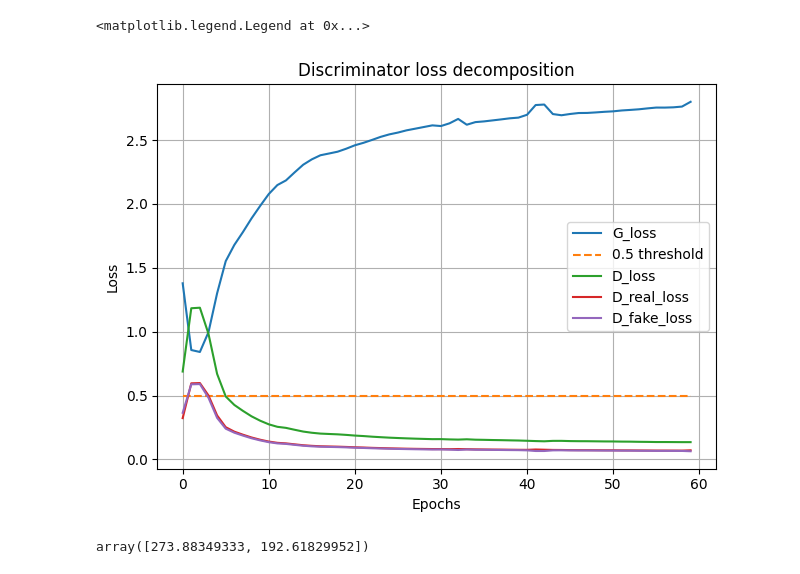
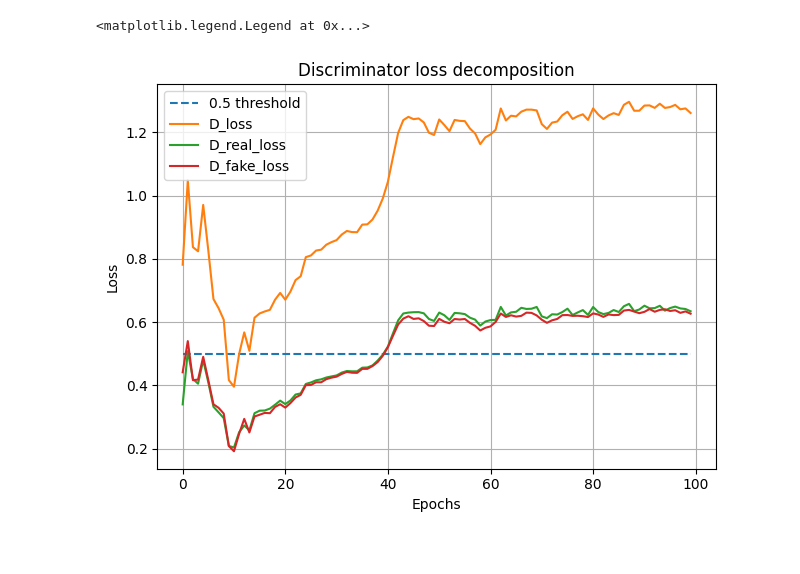
Before and after one commit to metlouf/playing_with_gans, a Jupyter notebook: test.ipynb, the cells around one changed output. Drawn from its saved outputs; the diff is of its cells as text; code cells hidden in the pictures.

```diff
--- a/test.ipynb
+++ b/test.ipynb
@@ -25,25 +25,21 @@ plt.legend()
 # %%
-G_loss = np.load('metrics/epochs_100_lr_0.001_batch_64_spectral_normalized/G_loss.npy')
-D_loss = np.load('metrics/epochs_100_lr_0.001_batch_64_spectral_normalized/D_loss.npy')
-D_real_loss = np.load('metrics/epochs_100_lr_0.001_batch_64_spectral_normalized/D_real_loss.npy')
-D_fake_loss = np.load('metrics/epochs_100_lr_0.001_batch_64_spectral_normalized/D_fake_loss.npy')
-fid = np.load('metrics/epochs_100_lr_0.001_batch_64_spectral_normalized/fid_values.npy')
+G_loss = np.load('metrics/epochs_100_lr_0.0002_batch_64_spectral_normalized/G_loss.npy')
+D_loss = np.load('metrics/epochs_100_lr_0.0002_batch_64_spectral_normalized/D_loss.npy')
+D_real_loss = np.load('metrics/epochs_100_lr_0.0002_batch_64_spectral_normalized/D_real_loss.npy')
+D_fake_loss = np.load('metrics/epochs_100_lr_0.0002_batch_64_spectral_normalized/D_fake_loss.npy')
+fid = np.load('metrics/epochs_100_lr_0.0002_batch_64_spectral_normalized/fid_values.npy')
 
-plt.plot(G_loss, label = 'G_loss')
+#plt.plot(G_loss, label = 'G_loss')
 plt.plot(0.5 * np.ones(D_loss.shape), '--', label = '0.5 threshold')
 plt.plot(D_loss, label = 'D_loss')
 plt.plot(D_real_loss, label ='D_real_loss')
 plt.plot(D_fake_loss, label = 'D_fake_loss')
 plt.title('Discriminator loss decomposition')
 plt.xlabel('Epochs')
 plt.ylabel('Loss')
 plt.grid()
 plt.tight_layout()
 plt.legend()
 # %% [output]
 <matplotlib.legend.Legend at 0x...>
-[figure, old version]
+[figure, new version]
-# %%
-fid
-# %% [output]
-array([273.88349333, 192.61829952])
```
Also changed, not shown: parts of 1 cell of this notebook, 2 other files.
